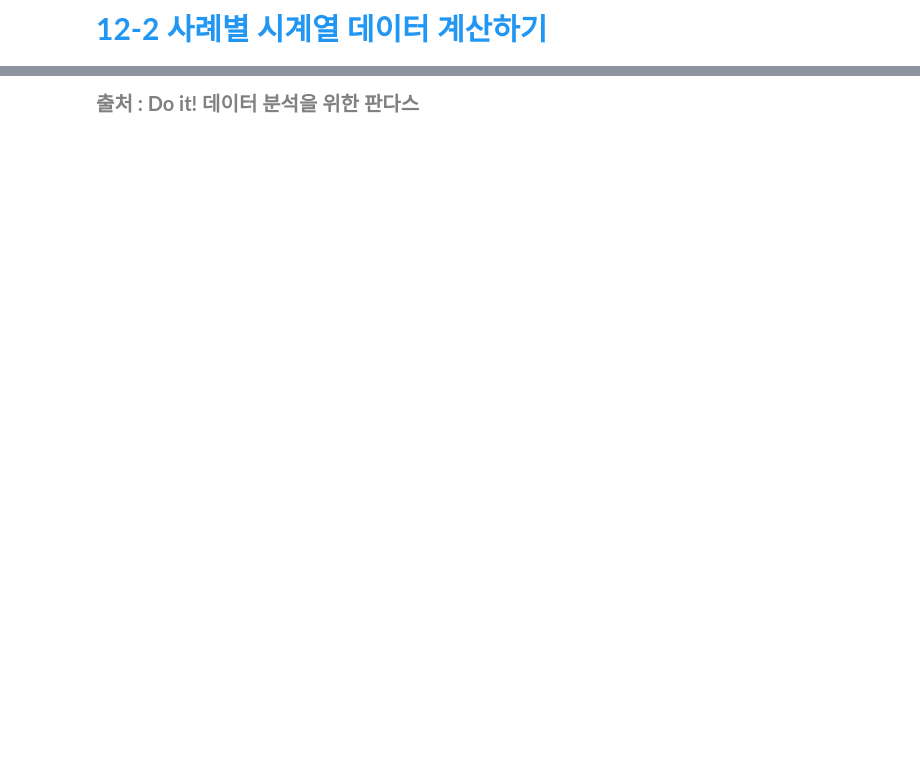
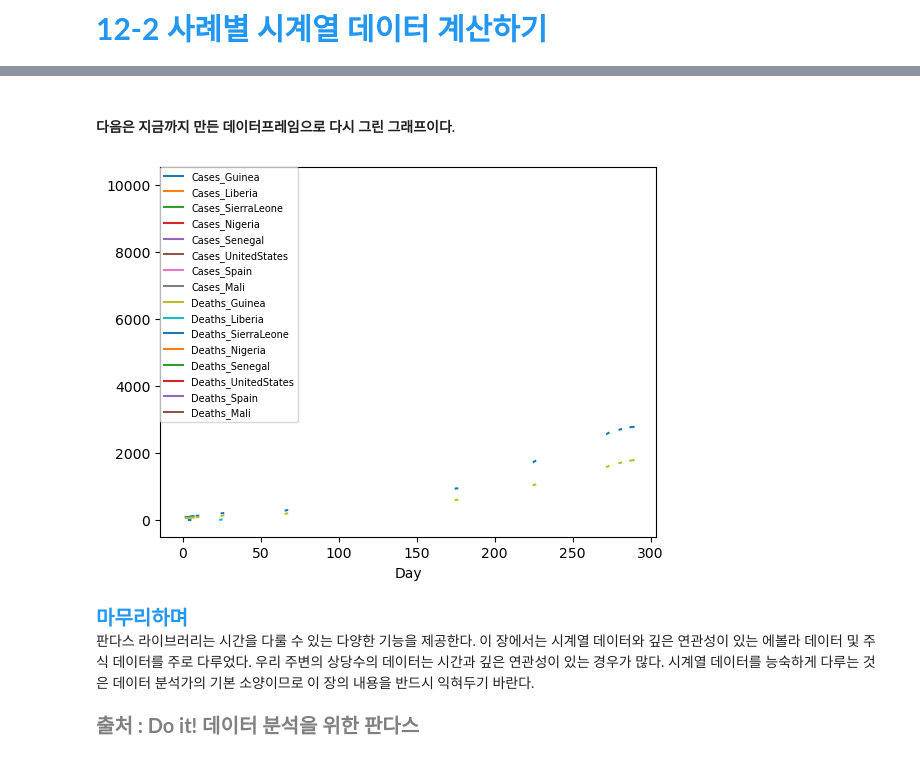
Before and after one commit to noahkim12/pandas_study, a Jupyter notebook: pandas_12_2.ipynb, the cells around one changed output, grey strips where cells are left out. Cells and saved outputs as stored; diff of their text form; code cells hidden in the pictures; blank space fills up the shorter version.

```diff
--- a/pandas_12_2.ipynb
+++ b/pandas_12_2.ipynb
@@ -317,0 +593,3 @@ None
+# %%
+shift_values = last_valid - earliest_date
+print(shift_values)
@@ -317,0 +618,6 @@ None
+# %%
+ebola_dict = {}
+for idx, col in enumerate(ebola):
+    d = shift_values[idx].days
+    shifted = ebola[col].shift(d)
+    ebola_dict[col] = shifted
@@ -317,0 +626,2 @@ None
+# %%
+ebola_shift = pd.DataFrame(ebola_dict)
@@ -317,0 +652,5 @@ None
+# %%
+ebola_shift.index = ebola_shift['Day']
+ebola_shift = ebola_shift.drop(['Date', 'Day'], axis=1)
+
+print(ebola_shift.tail())
@@ -318,2 +675,13 @@ None
+# %% [markdown]
+#### 다음은 지금까지 만든 데이터프레임으로 다시 그린 그래프이다.
+# %%
+fig, ax = plt.subplots()
+ax = ebola_shift.iloc[:, :].plot(ax=ax)
+ax.legend(fontsize=7, loc=2, borderaxespad=0.)
+plt.show()
+# %% [output]
+[figure, added]
+# %% [markdown]
+<span style="font-weight: bold; font-size:20px; color:#2196F3">마무리하며</span><br>판다스 라이브러리는 시간을 다룰 수 있는 다양한 기능을 제공한다. 이 장에서는 시계열 데이터와 깊은 연관성이 있는 에볼라 데이터 및 주식 데이터를 주로 다루었다. 우리 주변의 상당수의 데이터는 시간과 깊은 연관성이 있는 경우가 많다. 시계열 데이터를 능숙하게 다루는 것은 데이터 분석가의 기본 소양이므로 이 장의 내용을 반드시 익혀두기 바란다.
 # %% [markdown]
 <span style="font-weight: bold; font-size:20px; color:Gray">출처 : Do it! 데이터 분석을 위한 판다스</span>
```
Also changed, not shown: parts of 104 cells of this notebook, 2 other files.
